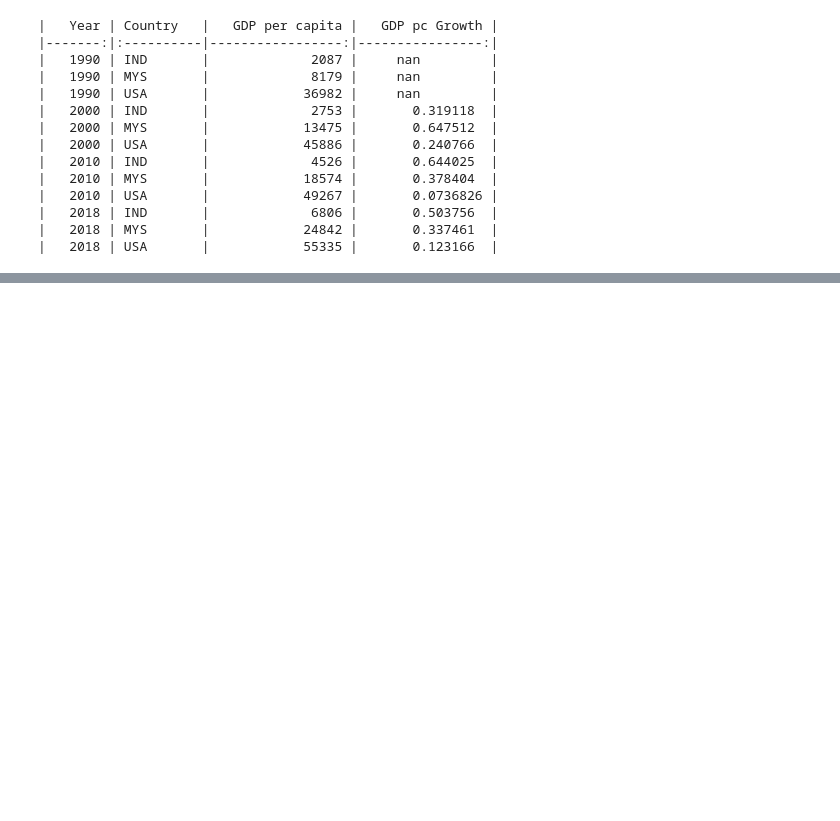
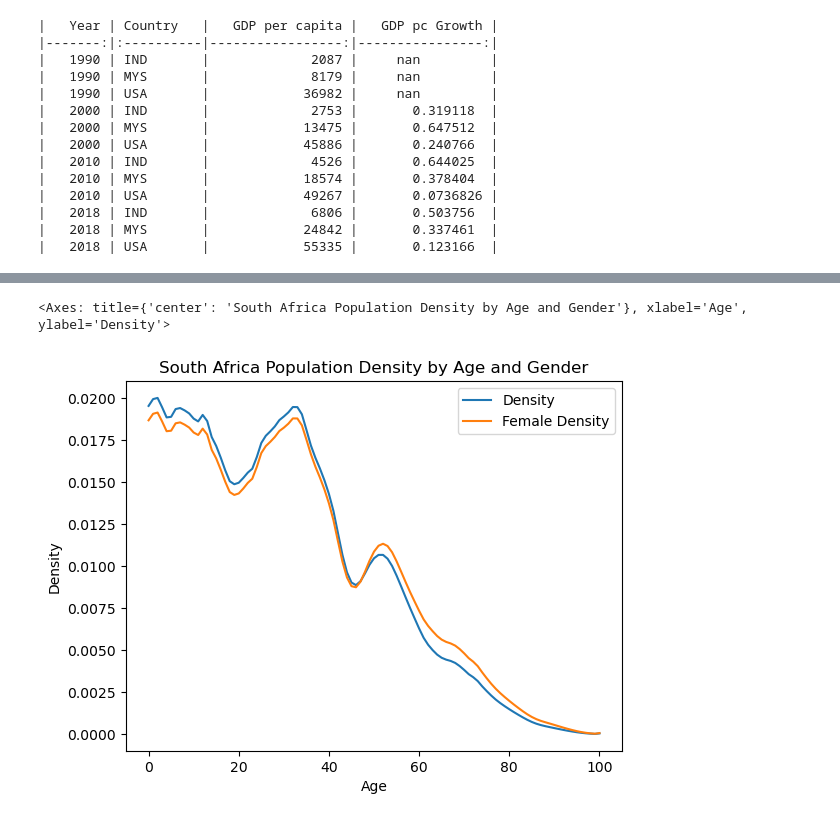
Before and after one commit to jdebacker/UN-OG-Training, a Jupyter notebook: code/Textbook_Exercise_Solutions.ipynb, the cells around one changed output, grey strips where cells are left out. Saved outputs shown, nothing was run; the diff lists cells and outputs as text; code cells hidden in the pictures; blank space fills up the shorter version.

```diff
--- a/code/Textbook_Exercise_Solutions.ipynb
+++ b/code/Textbook_Exercise_Solutions.ipynb
@@ -424,0 +458,11 @@ dtype: int64
+# %%
+# 11. Create a data from that has the population density of women and then merge that to `zaf_pop`. Plot the distributions across age overall and for women
+df = pd.read_csv(url, sep="|",  header=1)
+zaf_female_pop = df.loc[(df.TimeLabel == 2021) & (df.SexId == 2), ["AgeStart", "Value"]]
+zaf_female_pop.rename(columns={"Value": "Female Count"}, inplace=True)
+zaf_female_pop["Female Density"] = zaf_female_pop["Female Count"] / zaf_female_pop["Female Count"].sum()
+zaf_pop = zaf_pop.merge(zaf_female_pop, on="AgeStart", how="inner")
+zaf_pop.plot(x="AgeStart", y=["Density", "Female Density"], title="South Africa Population Density by Age and Gender", xlabel="Age", ylabel="Density")
+# %% [output]
+<Axes: title={'center': 'South Africa Population Density by Age and Gender'}, xlabel='Age', ylabel='Density'>
+[figure, added]
```
Also changed, not shown: parts of 6 cells of this notebook, 1 other file.
